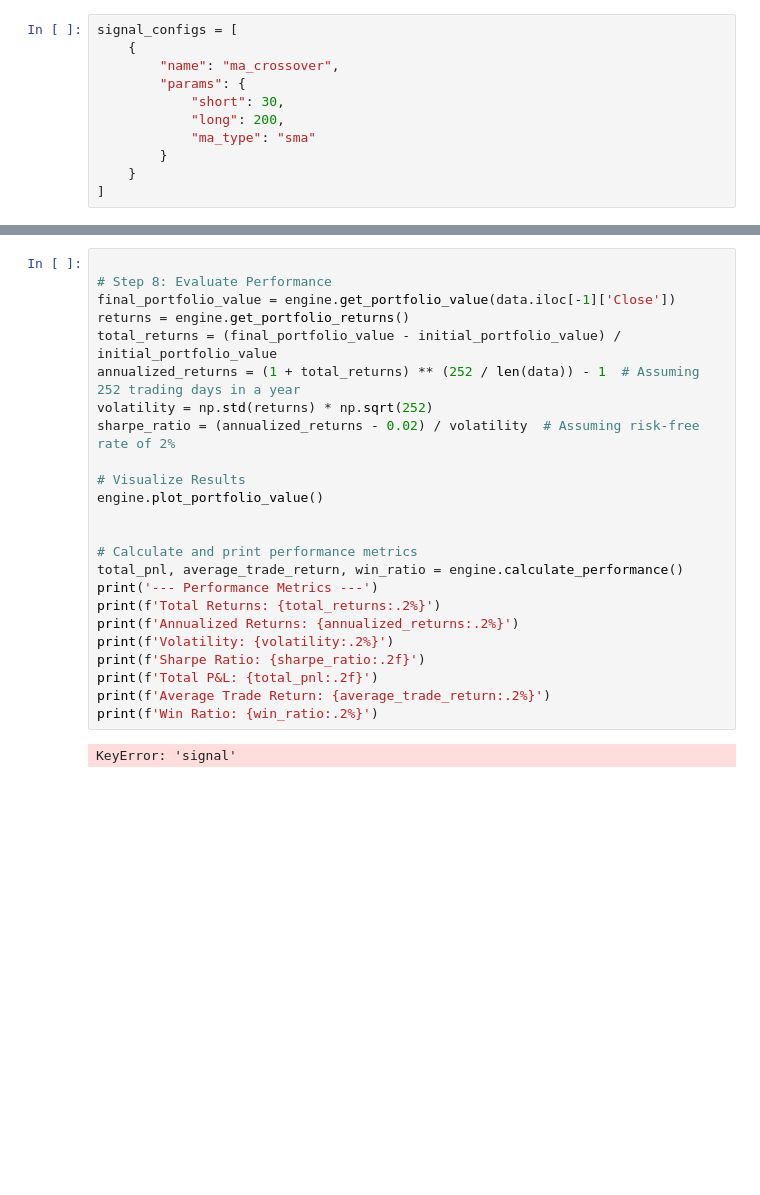
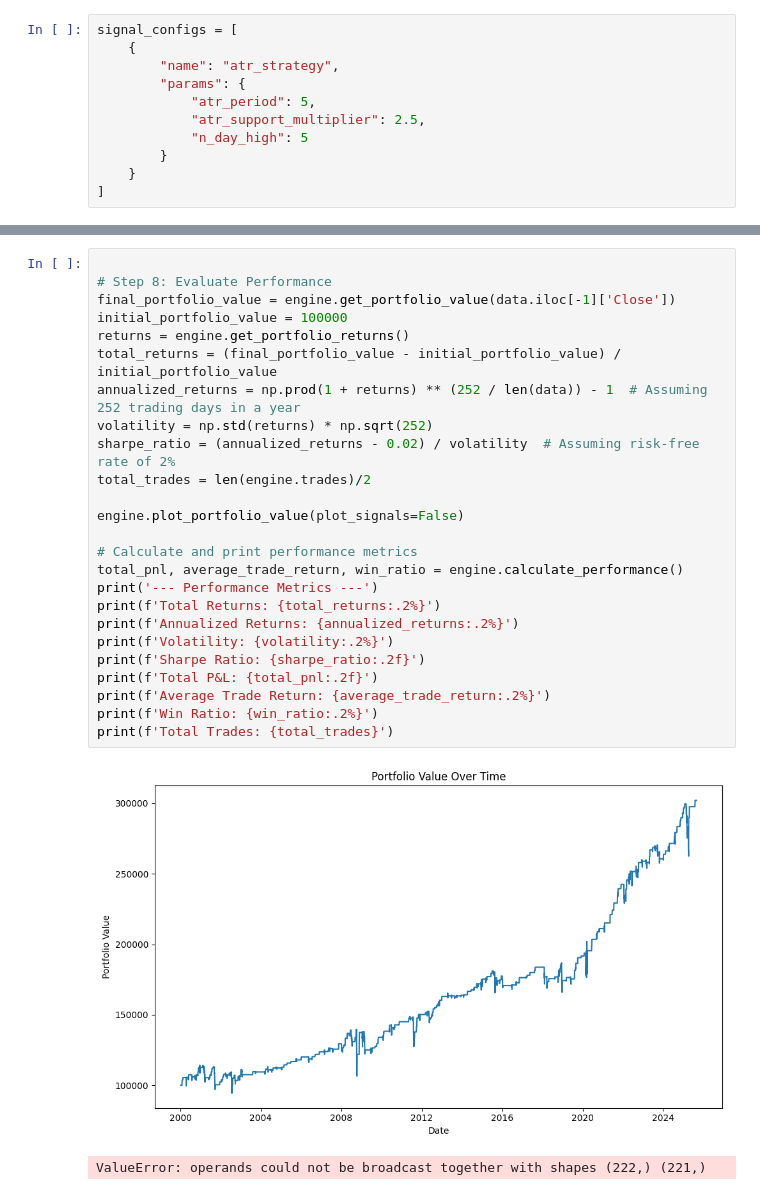
Before and after one commit to OBramalam/Trading-Engine, a Jupyter notebook: dev.ipynb, the cells around one changed output, grey strips where cells are left out. Drawn from its saved outputs; the diff is of its cells as text; blank space fills up the shorter version.

```diff
--- a/dev.ipynb
+++ b/dev.ipynb
@@ -31,11 +32,11 @@ data
 # %%
 signal_configs = [
     {
-        "name": "ma_crossover",
+        "name": "atr_strategy",
         "params": {
-            "short": 30,
-            "long": 200,
-            "ma_type": "sma"
+            "atr_period": 5,
+            "atr_support_multiplier": 2.5,
+            "n_day_high": 5
         }
     }
 ]
@@ -57,26 +60,28 @@ engine.portfolio
 # %%
 
 # Step 8: Evaluate Performance
 final_portfolio_value = engine.get_portfolio_value(data.iloc[-1]['Close'])
+initial_portfolio_value = 100000
 returns = engine.get_portfolio_returns()
 total_returns = (final_portfolio_value - initial_portfolio_value) / initial_portfolio_value
-annualized_returns = (1 + total_returns) ** (252 / len(data)) - 1  # Assuming 252 trading days in a year
+annualized_returns = np.prod(1 + returns) ** (252 / len(data)) - 1  # Assuming 252 trading days in a year
 volatility = np.std(returns) * np.sqrt(252)
 sharpe_ratio = (annualized_returns - 0.02) / volatility  # Assuming risk-free rate of 2%
+total_trades = len(engine.trades)/2
 
-# Visualize Results
-engine.plot_portfolio_value()
-
+engine.plot_portfolio_value(plot_signals=False)
 
 # Calculate and print performance metrics
 total_pnl, average_trade_return, win_ratio = engine.calculate_performance()
 print('--- Performance Metrics ---')
 print(f'Total Returns: {total_returns:.2%}')
 print(f'Annualized Returns: {annualized_returns:.2%}')
 print(f'Volatility: {volatility:.2%}')
 print(f'Sharpe Ratio: {sharpe_ratio:.2f}')
 print(f'Total P&L: {total_pnl:.2f}')
 print(f'Average Trade Return: {average_trade_return:.2%}')
 print(f'Win Ratio: {win_ratio:.2%}')
+print(f'Total Trades: {total_trades}')
 # %% [output]
+[figure, added]
-KeyError: 'signal'
+ValueError: operands could not be broadcast together with shapes (222,) (221,)
```
Also changed, not shown: parts of 14 cells of this notebook, 33 other files.
